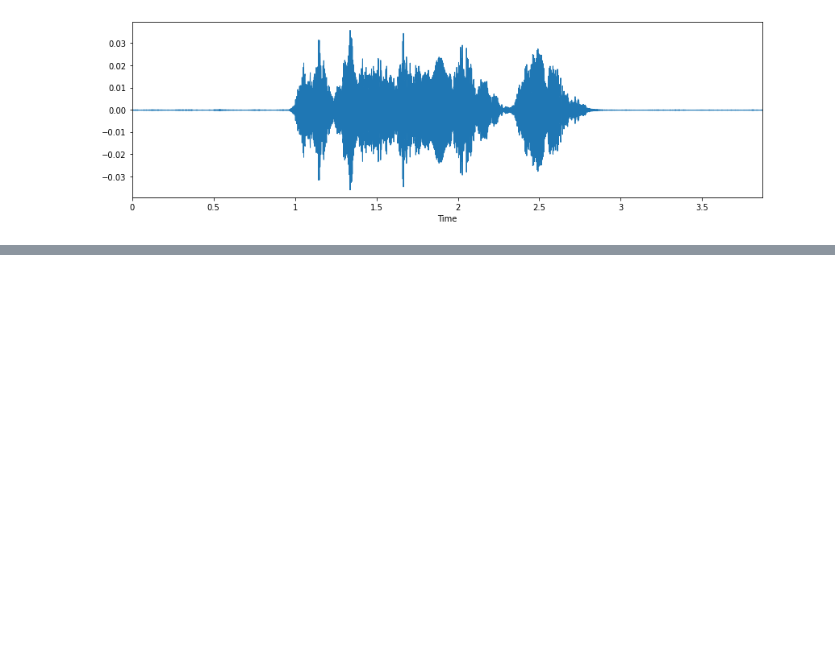
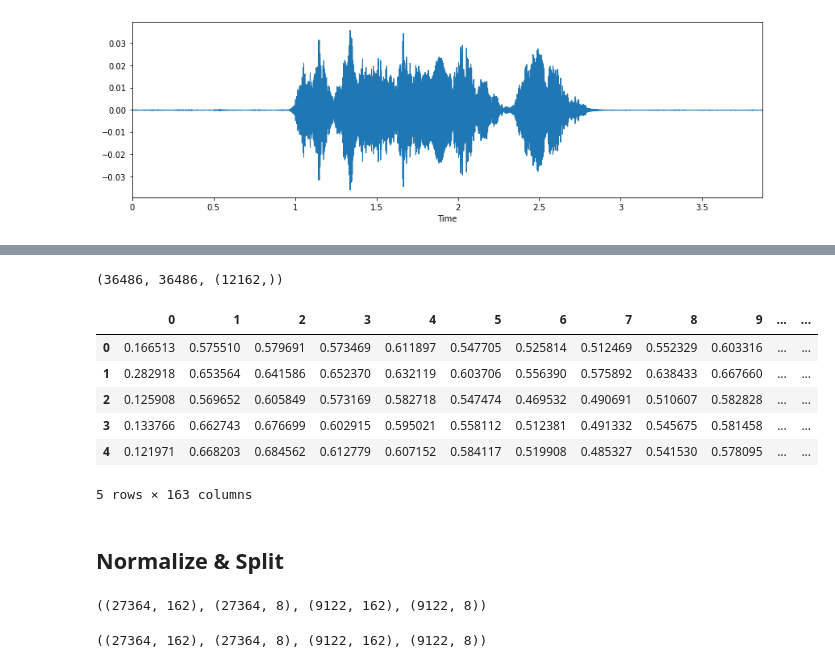
Before and after one commit to Solution-Challenge-GIST/Speech_Emotion_Classifier, a Jupyter notebook: SpeechEmotionClassifier.ipynb, the cells around one changed output, grey strips where cells are left out. Cells and saved outputs as stored; diff of their text form; code cells hidden in the pictures; blank space fills up the shorter version.

Commit message:
feat: feature extraction

```diff
--- a/SpeechEmotionClassifier.ipynb
+++ b/SpeechEmotionClassifier.ipynb
@@ -358,0 +396,49 @@ Audio(x, rate=sample_rate)
+# %%
+def get_features(path):
+    # duration and offset are used to take care of the no audio in start and the ending of each audio files as seen above.
+    data, sample_rate = librosa.load(path, duration=2.5, offset=0.6)
+
+    # without augmentation
+    res1 = extract_features(data)
+    result = np.array(res1)
+
+    # data with noise
+    noise_data = noise(data)
+    res2 = extract_features(noise_data)
+    result = np.vstack((result, res2)) # stacking vertically
+
+    # data with stretching and pitching
+    new_data = stretch(data)
+    data_stretch_pitch = pitch(new_data, sample_rate)
+    res3 = extract_features(data_stretch_pitch)
+    result = np.vstack((result, res3)) # stacking vertically
+
+    return result
+# %%
+X, Y = [], []
+for path, emotion in tqdm(zip(data_path.Path, data_path.Emotions)):
+    feature = get_features(path)
+    for ele in feature:
+        X.append(ele)
+        # appending emotion 3 times as we have made 3 augmentation techniques on each audio file.
+        Y.append(emotion)
+# %%
+len(X), len(Y), data_path.Path.shape
+# %% [output]
+(36486, 36486, (12162,))
+# %%
+Features = pd.DataFrame(X)
+Features['labels'] = Y
+path = '/content/drive/MyDrive/data/emotional_speech'
+Features.to_csv(os.path.join(path, "features.csv"), index=False)
+Features.head()
+# %% [output]
+|  | 0 | 1 | 2 | 3 | 4 | 5 | 6 | 7 | 8 | 9 | ... | ... |
+| 0 | 0.166513 | 0.575510 | 0.579691 | 0.573469 | 0.611897 | 0.547705 | 0.525814 | 0.512469 | 0.552329 | 0.603316 | ... | ... |
+| 1 | 0.282918 | 0.653564 | 0.641586 | 0.652370 | 0.632119 | 0.603706 | 0.556390 | 0.575892 | 0.638433 | 0.667660 | ... | ... |
+| 2 | 0.125908 | 0.569652 | 0.605849 | 0.573169 | 0.582718 | 0.547474 | 0.469532 | 0.490691 | 0.510607 | 0.582828 | ... | ... |
+| 3 | 0.133766 | 0.662743 | 0.676699 | 0.602915 | 0.595021 | 0.558112 | 0.512381 | 0.491332 | 0.545675 | 0.581458 | ... | ... |
+| 4 | 0.121971 | 0.668203 | 0.684562 | 0.612779 | 0.607152 | 0.584117 | 0.519908 | 0.485327 | 0.541530 | 0.578095 | ... | ... |
+5 rows × 163 columns
+# %% [markdown]
+## Normalize & Split
@@ -358,0 +452,14 @@ Audio(x, rate=sample_rate)
+# %%
+# split data
+x_train, x_test, y_train, y_test = train_test_split(X, Y, random_state=0, shuffle=True)
+x_train.shape, y_train.shape, x_test.shape, y_test.shape
+# %% [output]
+((27364, 162), (27364, 8), (9122, 162), (9122, 8))
+# %%
+# scaling
+scaler = StandardScaler()
+x_train = scaler.fit_transform(x_train)
+x_test = scaler.transform(x_test)
+x_train.shape, y_train.shape, x_test.shape, y_test.shape
+# %% [output]
+((27364, 162), (27364, 8), (9122, 162), (9122, 8))
```
Also changed, not shown: parts of 7 cells of this notebook.
